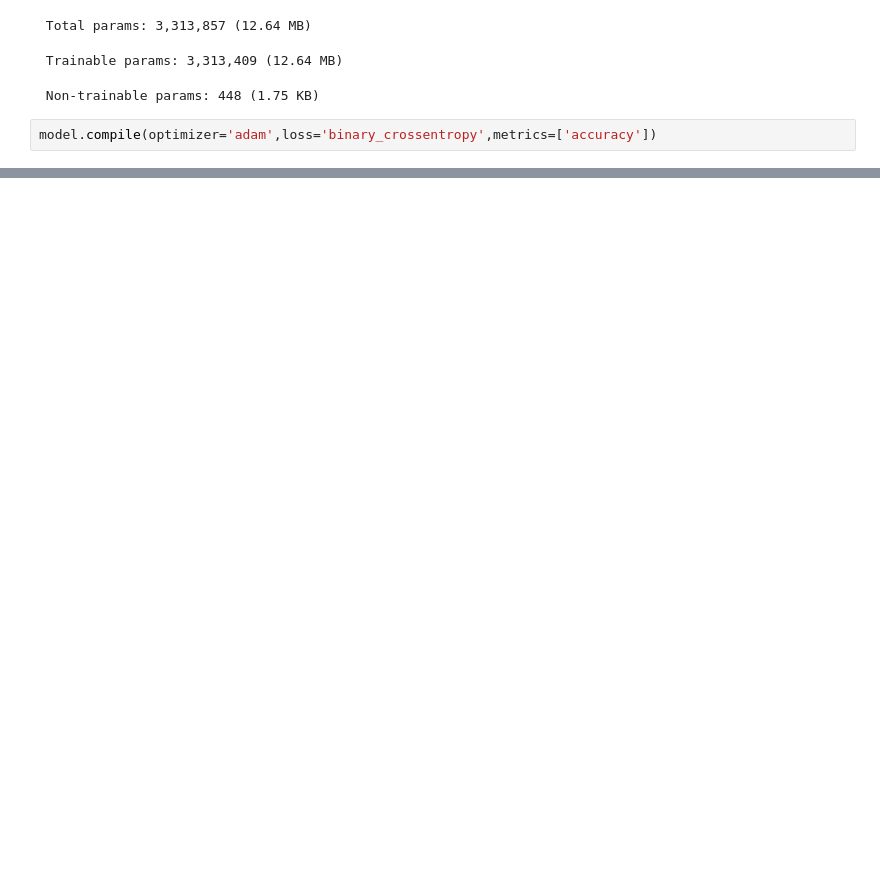
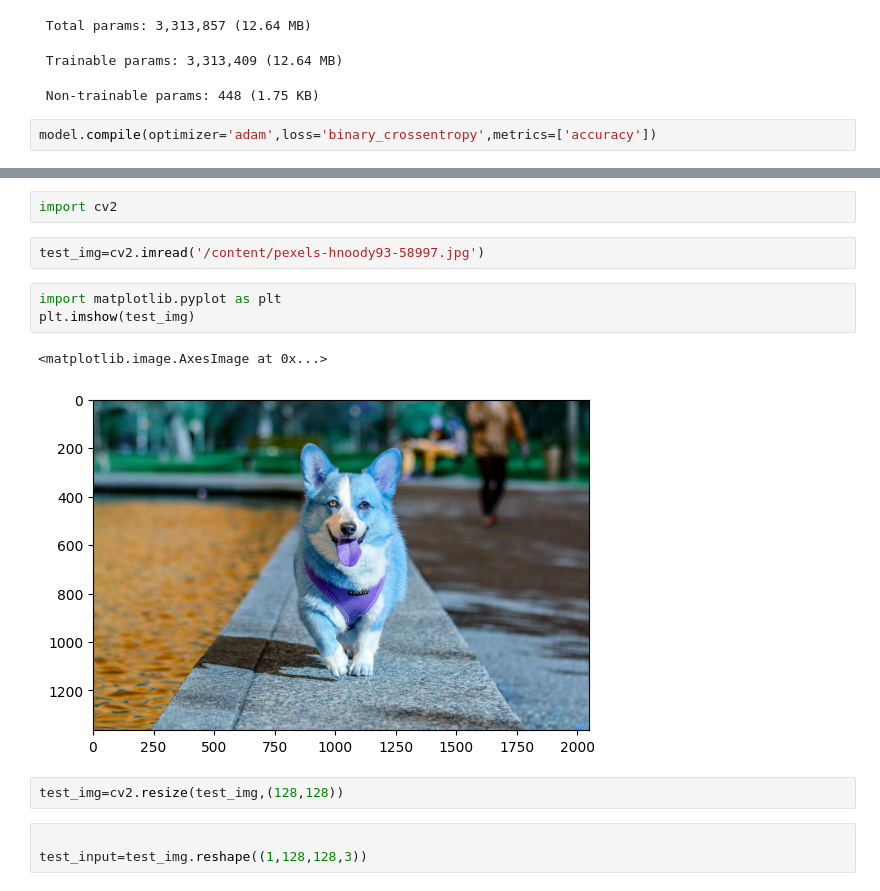
Before and after one commit to AjAyrAo43/project, a Jupyter notebook: DOG_VS_CAT_IMAGE_CLASSIFIER_project.ipynb, the cells around one changed output, grey strips where cells are left out. Cells and saved outputs as stored; diff of their text form; blank space fills up the shorter version.

```diff
--- a/DOG_VS_CAT_IMAGE_CLASSIFIER_project.ipynb
+++ b/DOG_VS_CAT_IMAGE_CLASSIFIER_project.ipynb
@@ -175 +179,16 @@ Epoch 10/10
 <keras.src.callbacks.history.History at 0x...>
+# %%
+import cv2
+# %%
+test_img=cv2.imread('/content/pexels-hnoody93-58997.jpg')
+# %%
+import matplotlib.pyplot as plt
+plt.imshow(test_img)
+# %% [output]
+<matplotlib.image.AxesImage at 0x...>
+[figure, added]
+# %%
+test_img=cv2.resize(test_img,(128,128))
+# %%
+
+test_input=test_img.reshape((1,128,128,3))
```
Also changed, not shown: parts of 12 cells of this notebook.
